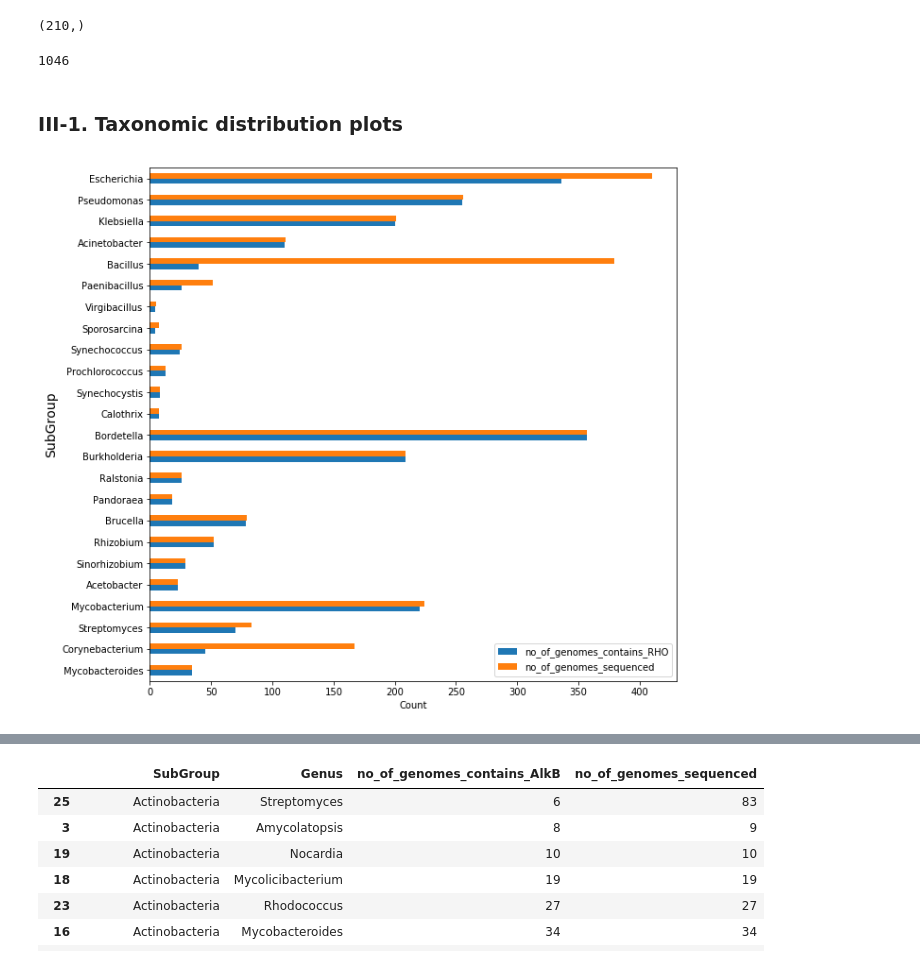
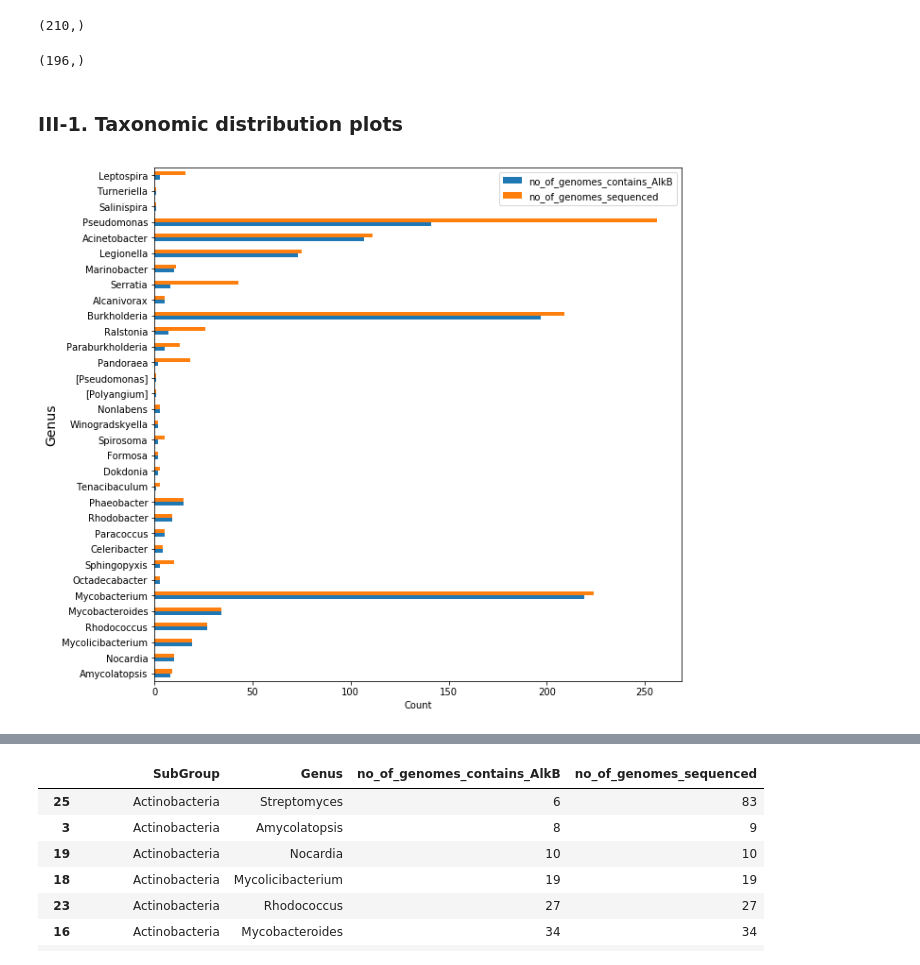
Before and after one commit to utn100/Public-genomic-data-scraping, a Jupyter notebook: Metagenome_analysis.ipynb, the cells around one changed output, grey strips where cells are left out. Drawn from its saved outputs; the diff is of its cells as text; code cells hidden in the pictures.

```diff
--- a/Metagenome_analysis.ipynb
+++ b/Metagenome_analysis.ipynb
@@ -793,10 +915,10 @@ Name: SubGroup, dtype: int64
 alkb_rhos[(alkb_rhos['RHO_counts']>0)&((alkb_rhos['AlkB_counts']>1))]['Genus'].shape
 # %% [output]
 (210,)
-# %%
-alkb_rhos['Genus'].nunique()
-# %% [output]
-1046
+# %%
+alkb_rhos[(alkb_rhos['RHO_counts']>1)&(alkb_rhos['AlkB_counts']>1)]['Genus'].shape
+# %% [output]
+(196,)
 # %% [markdown]
 ### III-1. Taxonomic distribution plots <a class="anchor" id="III1"></a>
 # %%
@@ -817,11 +939,13 @@ def plot_taxon_bars(taxon_df,taxon_level1,taxon_level2,genename,no_todisplay = 5
 
     taxon_df.sort_values(by=[taxon_level1,'no_of_genomes_contains_%s'%genename]).groupby(taxon_level1).tail(no_todisplay).set_index(taxon_level2).plot(kind='barh',figsize=(10,10))
     #plt.xscale('log')
-    plt.ylabel(taxon_level1,fontsize=14)
+    plt.ylabel(taxon_level2,fontsize=14)
     plt.xlabel('Count')
+# %%
+alkb_rhos.rename(columns={'RHO_counts':'RHD_counts'},inplace=True)
 # %%
-genomes_contains_sequenced = get_taxon_df(alkb_rhos,'SubGroup','Genus','RHO',no_grouptodisplay=6)
-plot_taxon_bars(genomes_contains_sequenced ,'SubGroup','Genus','RHO',4)
-plt.savefig('Distribution of RHO.png',bbox_inches='tight',dpi=200)
+genomes_contains_sequenced = get_taxon_df(alkb_rhos,'SubGroup','Genus','AlkB',no_grouptodisplay=6)
+plot_taxon_bars(genomes_contains_sequenced ,'SubGroup','Genus','AlkB',6)
+plt.savefig('GOM_HC_figures/Distribution of AlkB.png',bbox_inches='tight',dpi=300)
 # %% [output]
-[figure, old version]
+[figure, new version]
```
Also changed, not shown: parts of 244 cells of this notebook.
